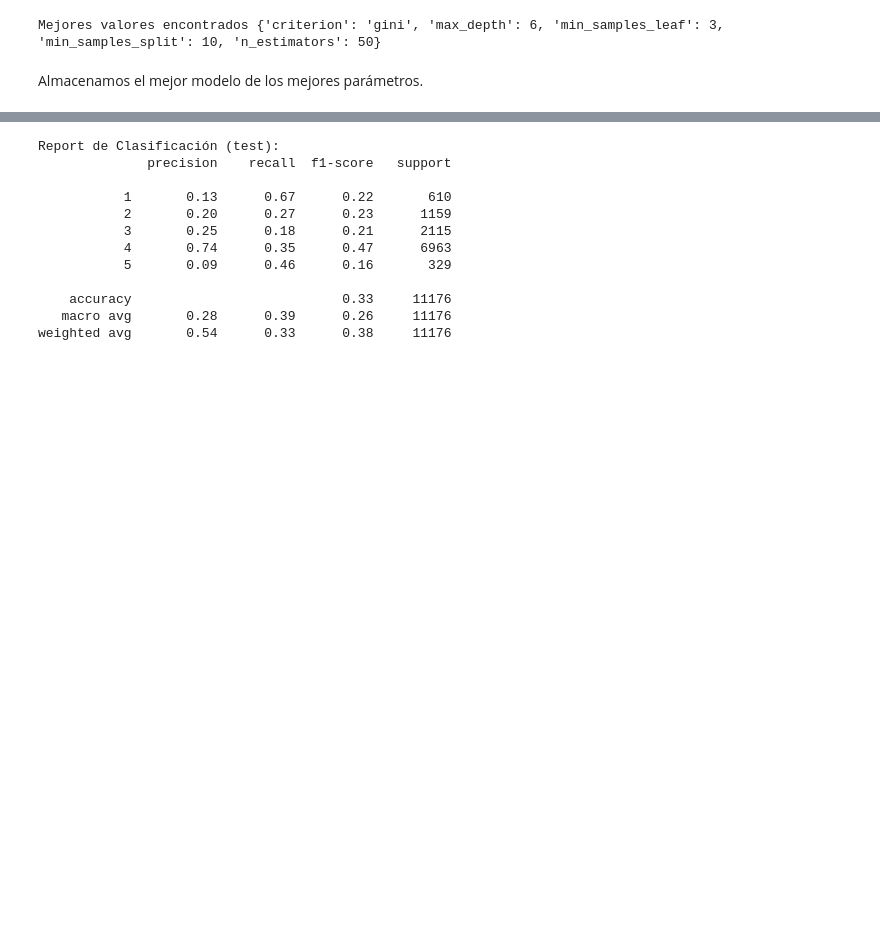
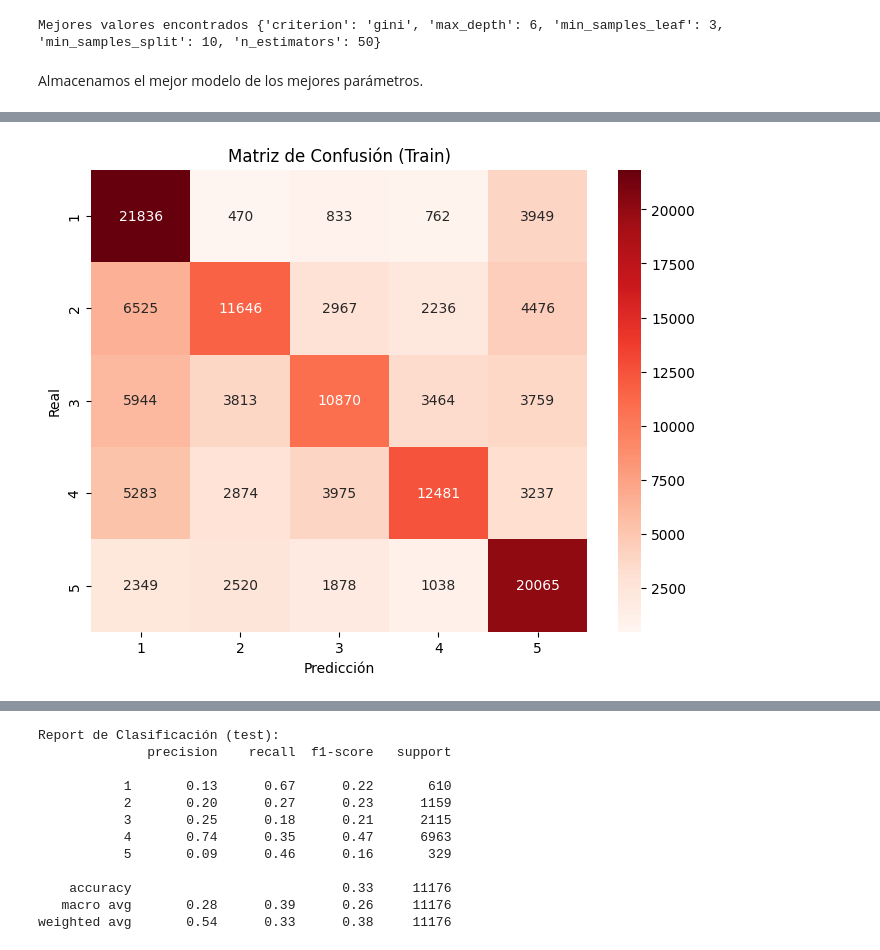
Before and after one commit to MeylinM/Criminal-Model, a Jupyter notebook: src/Modelos/Random_Forest/random_forest.ipynb, the cells around one changed output, grey strips where cells are left out. Saved outputs shown, nothing was run; the diff lists cells and outputs as text; code cells hidden in the pictures; blank space fills up the shorter version.

```diff
--- a/src/Modelos/Random_Forest/random_forest.ipynb
+++ b/src/Modelos/Random_Forest/random_forest.ipynb
@@ -641,3 +687,13 @@ y_proba_train_2 = best_model_2.predict_proba(x_res)[:, 1]
+# %%
+conf_matrix_val = confusion_matrix(y_res, y_pred_train_2)
+plt.figure(figsize=(8, 6))
+sns.heatmap(conf_matrix_val, annot=True, fmt='d', cmap='Reds', xticklabels=['1', '2', '3', '4', '5'], yticklabels=['1', '2', '3', '4', '5'])
+plt.title("Matriz de Confusión (Train)")
+plt.xlabel("Predicción")
+plt.ylabel("Real")
+plt.show()
+# %% [output]
+[figure, added]
 # %%
 conf_matrix_val = confusion_matrix(y_test, y_pred_2)
 plt.figure(figsize=(8, 6))
```
Also changed, not shown: parts of 27 cells of this notebook.
